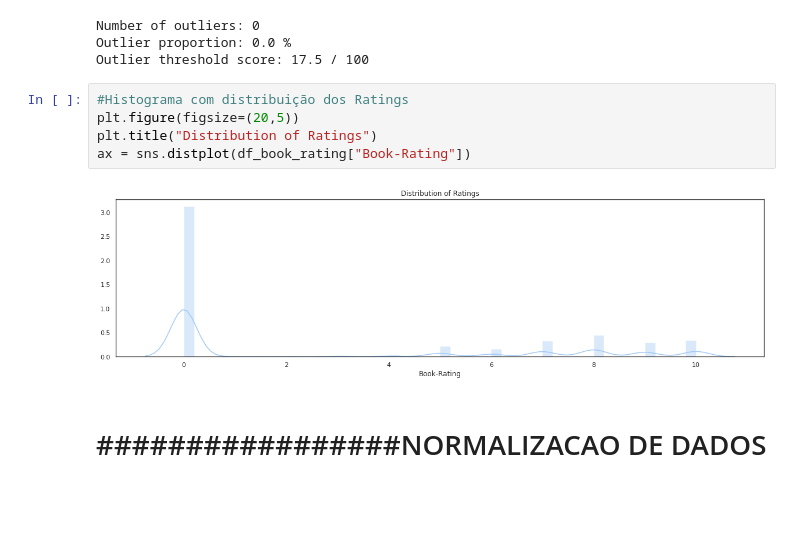
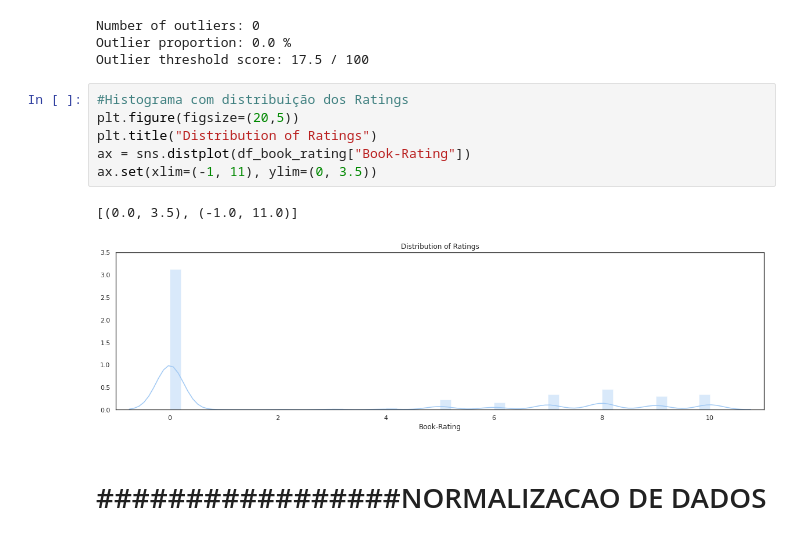
Before and after one commit to vivitc/deep-learning-books, a Jupyter notebook: Trabalho_DL_Books.ipynb, the cells around one changed output. Saved outputs shown, nothing was run; the diff lists cells and outputs as text; blank space fills up the shorter version.

```diff
--- a/Trabalho_DL_Books.ipynb
+++ b/Trabalho_DL_Books.ipynb
@@ -443,10 +447,12 @@ Outlier threshold score: 17.5 / 100
 # %%
 #Histograma com distribuição dos Ratings
 plt.figure(figsize=(20,5))
 plt.title("Distribution of Ratings")
 ax = sns.distplot(df_book_rating["Book-Rating"])
+ax.set(xlim=(-1, 11), ylim=(0, 3.5))
 # %% [output]
+[(0.0, 3.5), (-1.0, 11.0)]
-[figure, old version]
+[figure, new version]
 # %% [markdown]
 # #################NORMALIZACAO DE DADOS
 # %%
```
Also changed, not shown: parts of 4 cells of this notebook.
